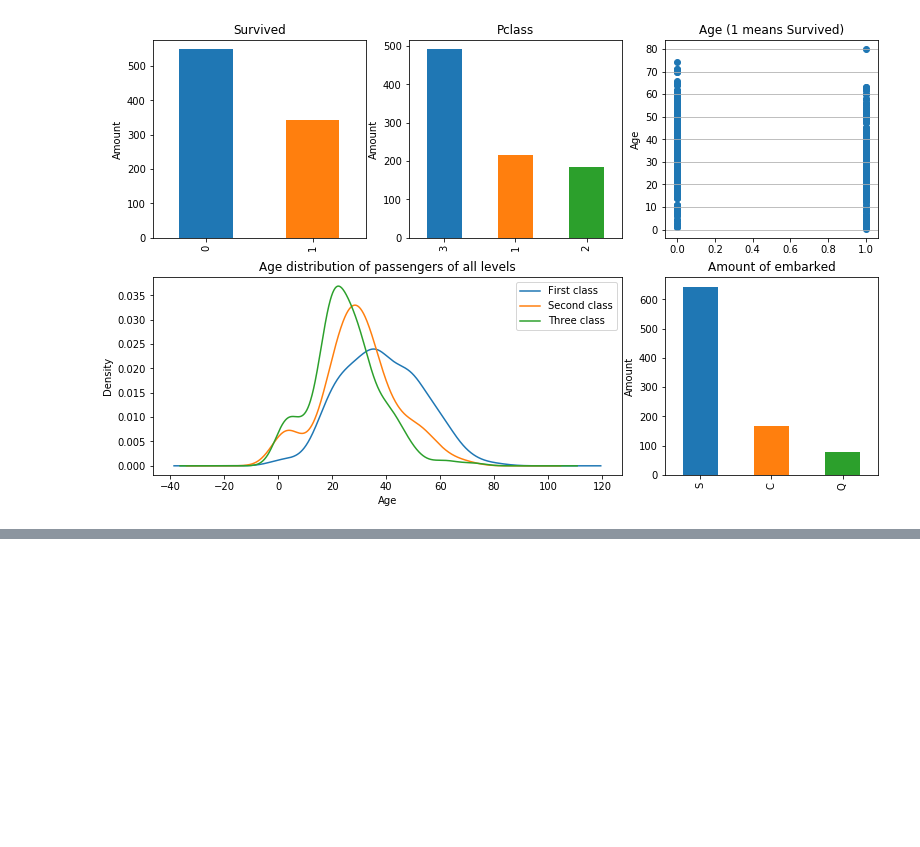
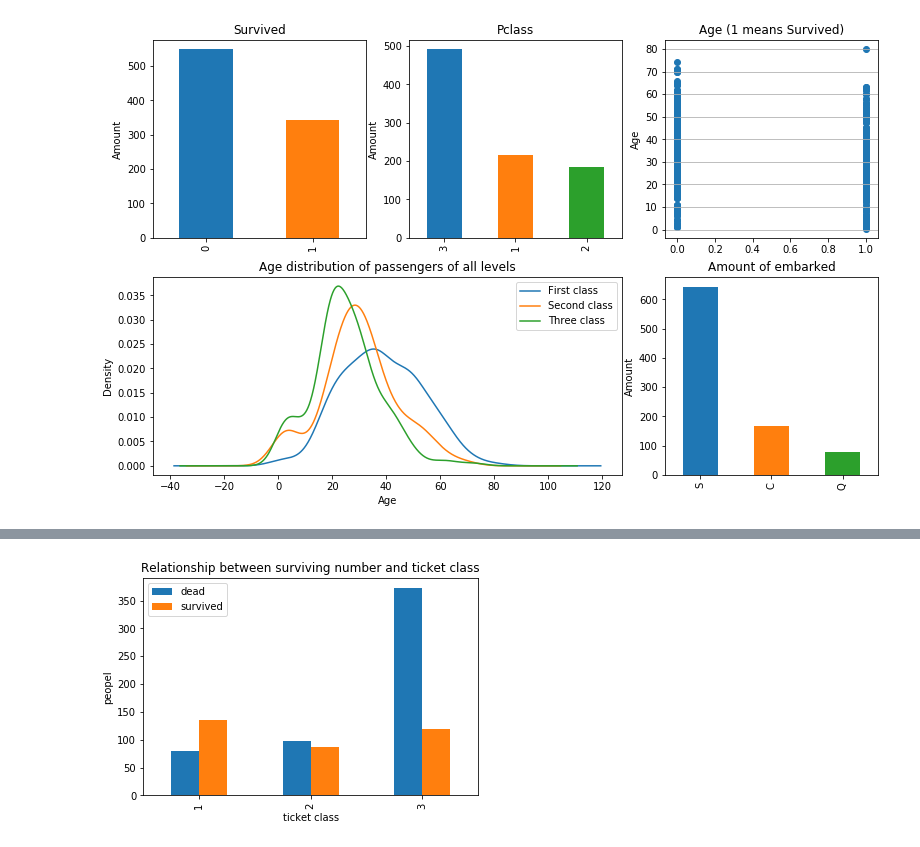
Before and after one commit to SkullFang/study_kaggle, a Jupyter notebook: Getting Started/Titanic/base.ipynb, the cells around one changed output, grey strips where cells are left out. Saved outputs shown, nothing was run; the diff lists cells and outputs as text; code cells hidden in the pictures; blank space fills up the shorter version.

Commit message:
titanic

```diff
--- a/Getting Started/Titanic/base.ipynb
+++ b/Getting Started/Titanic/base.ipynb
@@ -92,0 +97,7 @@ plt.show()
+# %%
+fig=plt.figure()
+fig.set(alpha=0.2) #set alpha make pic looks better（change line appha）
+dead=titanic_data.Pclass[titanic_data.Survived == 0].value_counts() #this is series
+survived=titanic_data.Pclass[titanic_data.Survived == 1].value_counts()
+df=pd.DataFrame({'survived':survived,'dead':dead}) #create dataframe
+df
@@ -92,0 +110,10 @@ plt.show()
+# %%
+#use padas dataframe.plot() method that wrapper arround matplotlib.plot()
+df.plot(kind='bar')
+plt.xlabel("ticket class")
+plt.ylabel("peopel")
+plt.title("Relationship between surviving number and ticket class")
+plt.show()
+#we can see pclass==1 survival rate better
+# %% [output]
+[figure, added]
```
Also changed, not shown: parts of 27 cells of this notebook, 1 other file.
